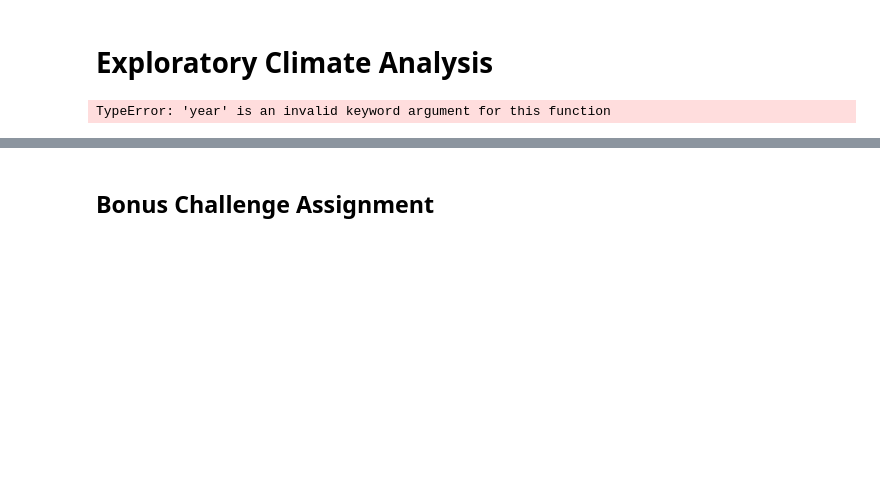
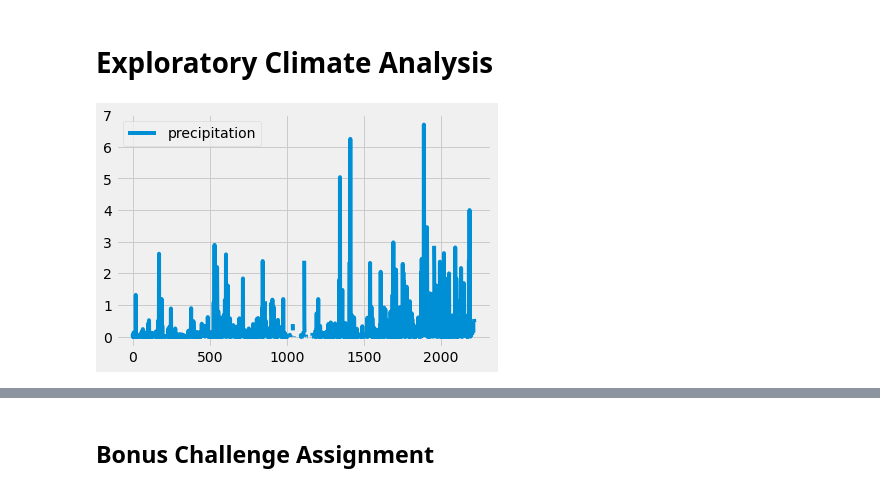
Before and after one commit to Btiley/sqlalchemy-challenge, a Jupyter notebook: SQL_Alchemy_Code/Climate SQL Alchemy.ipynb, the cells around one changed output, grey strips where cells are left out. Cells and saved outputs as stored; diff of their text form; code cells hidden in the pictures; blank space fills up the shorter version.

```diff
--- a/SQL_Alchemy_Code/Climate SQL Alchemy.ipynb
+++ b/SQL_Alchemy_Code/Climate SQL Alchemy.ipynb
@@ -40,29 +40,24 @@ session = Session(engine)
 # Exploratory Climate Analysis
 # %%
 # Design a query to retrieve the last 12 months of precipitation data and plot the results
-#Isolate data to months, group by month? Order by month to get last 12.
-#How to work out How far to limit data (Last date -12 months, set limit to between that range. )
+#Query last date in data base
+Last_date = session.query(func.max(Measurement.date)).all()
+
+# Calculate the date 1 year ago from the last data point in the database
+#Minus a year from last date to get date 1 year prior
+Year_ago = dt.date(2017, 8, 23)  - dt.timedelta(days=7*52)
+
+#Get all data between year ago and last_date for 12 months precip data
+results = session.query(Measurement.date,Measurement.prcp).filter(Measurement.date > Year_ago).all()
 
 
 
+# Save the query results as a Pandas DataFrame and set the index to the date column
+precipitation_df = pd.DataFrame(data=results,columns=["date","precipitation"])
 
-#Order by date, retrieve last 12. ?
-#Groupby Month?
-#results = session.query(Measurement.date, Measurement.prcp).\
-   # order_by(Measurement.date.desc()).limit(12).all()
-
-# Calculate the date 1 year ago from the last data point in the database
-#Last point -
-# date 1 week ago from today
-#year_ago = dt.date(2017, 1 ,31) - dt.timedelta(year=1)
-#SQL alchemy dates, class 3 activity 2
-
-# Perform a query to retrieve the data and precipitation scores
-
-# Save the query results as a Pandas DataFrame and set the index to the date column
-
-# Sort the dataframe by date
-
+precipitation_df.set_index("date")
 # Use Pandas Plotting with Matplotlib to plot the data
+precipitation_df.plot()
+plt.show()
 # %% [output]
-TypeError: 'year' is an invalid keyword argument for this function
+[figure, added]
```
Also changed, not shown: parts of 7 cells of this notebook, 2 other files.
